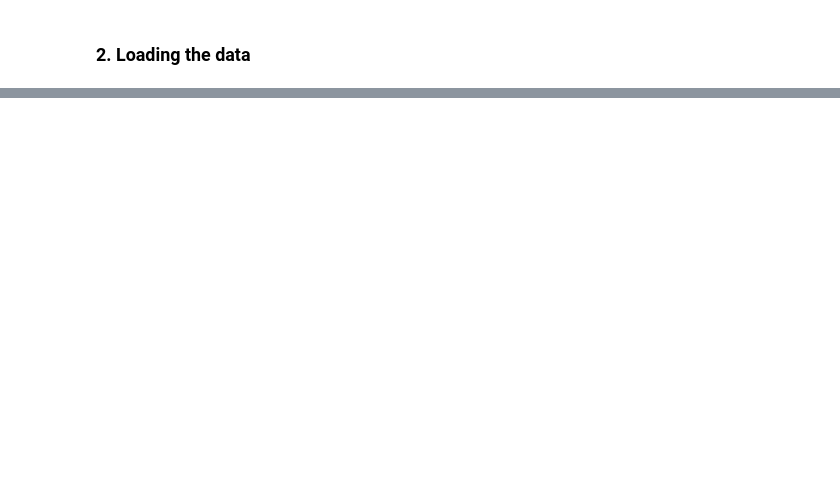
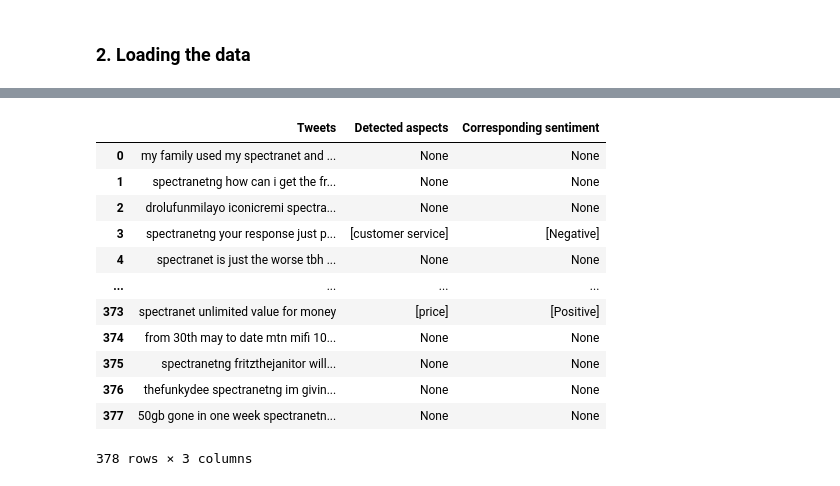
Before and after one commit to KoredeAkande/nigerian_isp_sentiment_analysis, a Jupyter notebook: notebooks/6.2-modeling-absa-Copy1.ipynb, the cells around one changed output, grey strips where cells are left out. Saved outputs shown, nothing was run; the diff lists cells and outputs as text; code cells hidden in the pictures; blank space fills up the shorter version.

```diff
--- a/notebooks/6.2-modeling-absa-Copy1.ipynb
+++ b/notebooks/6.2-modeling-absa-Copy1.ipynb
@@ -266,0 +42,2 @@ drolufunmilayo iconic_remi spectranet_ng
+# %%
+df = pd.read_csv('../data/processed/sample_encoded_and_cleaned_no_punct.csv')
@@ -266,0 +60,3 @@ drolufunmilayo iconic_remi spectranet_ng
+# %%
+#Load the model for ABSA modeling
+nlp = absa.load()
@@ -266,0 +69,14 @@ drolufunmilayo iconic_remi spectranet_ng
+# %%
+#1. List aspects determined during the annotation phase
+    #Note: This might not be exhaustive! But it should cover most cases. It is also subjective!
+    #Also using synonyms of these words will likely yield different results
+aspects = ['price','speed','reliability','coverage', 'customer service']
+
+#2. Pair aspects with their tokenized form to avoid recomputation in the ABSA phase below
+aspects_with_token = [] #List to store the pairing
+
+#Iterate through the aspects and compute their word vector using spacy
+for aspect in aspects:
+    aspects_with_token.append((aspect,spacy_nlp(aspect)))
+
+aspects_with_token
@@ -266,0 +452,19 @@ drolufunmilayo iconic_remi spectranet_ng
+# %%
+absa_df = pd.DataFrame(df_list,
+                       columns=['Tweets','Detected aspects','Corresponding sentiment'])
+# %%
+absa_df
+# %% [output]
+|  | Tweets | Detected aspects | Corresponding sentiment |
+| 0 | my family used my spectranet and ... | None | None |
+| 1 | spectranetng how can i get the fr... | None | None |
+| 2 | drolufunmilayo iconicremi spectra... | None | None |
+| 3 | spectranetng your response just p... | [customer service] | [Negative] |
+| 4 | spectranet is just the worse tbh ... | None | None |
+| ... | ... | ... | ... |
+| 373 | spectranet unlimited value for money | [price] | [Positive] |
+| 374 | from 30th may to date mtn mifi 10... | None | None |
+| 375 | spectranetng fritzthejanitor will... | None | None |
+| 376 | thefunkydee spectranetng im givin... | None | None |
+| 377 | 50gb gone in one week spectranetn... | None | None |
+378 rows × 3 columns
```
Also changed, not shown: parts of 44 cells of this notebook.
